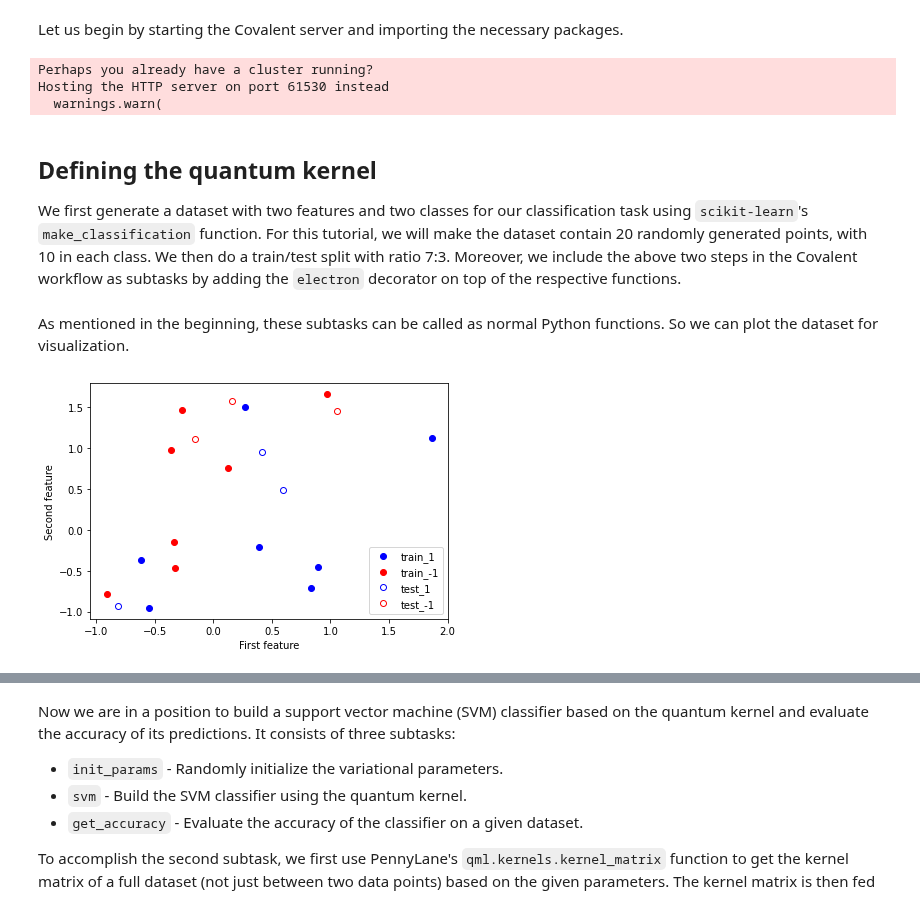
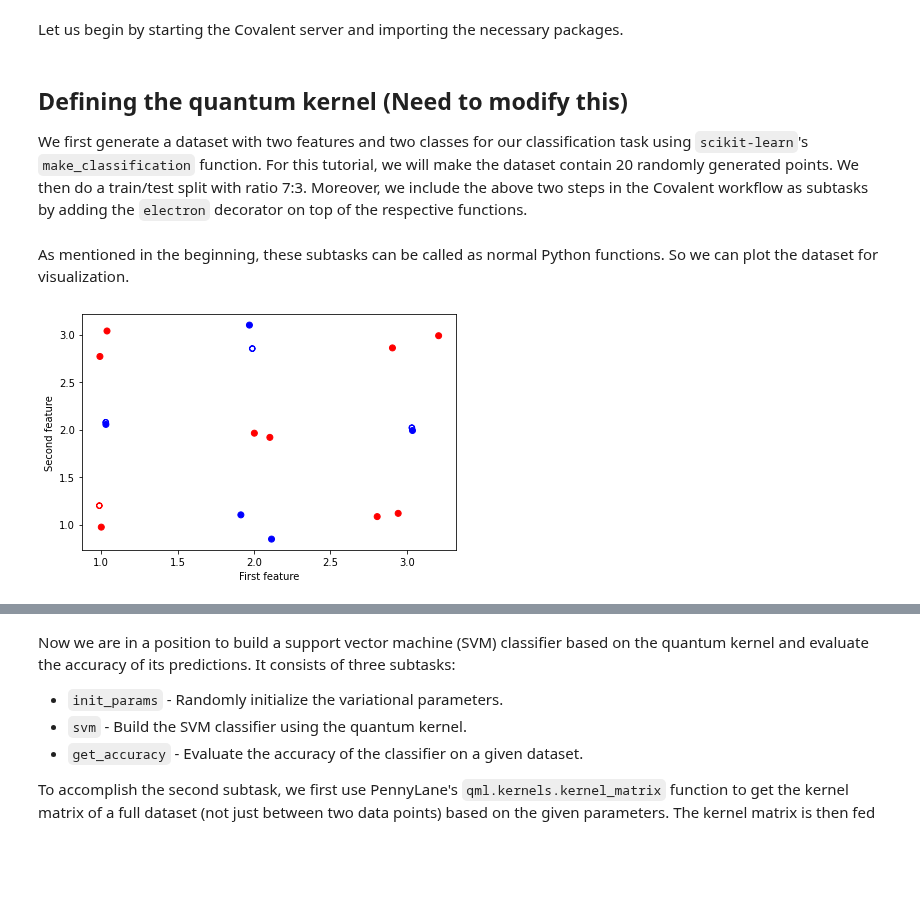
Before and after one commit to AgnostiqHQ/covalent, a Jupyter notebook: doc/source/tutorials/machine_learning/quantum_embedding_kernel.ipynb, the cells around one changed output, grey strips where cells are left out. Cells and saved outputs as stored; diff of their text form; code cells hidden in the pictures; blank space fills up the shorter version.

```diff
--- a/doc/source/tutorials/machine_learning/quantum_embedding_kernel.ipynb
+++ b/doc/source/tutorials/machine_learning/quantum_embedding_kernel.ipynb
@@ -17,61 +16,57 @@ Let us begin by starting the Covalent server and importing the necessary package
 import pennylane as qml
 from pennylane import numpy as np
 import covalent as ct
-from covalent.executor import DaskExecutor
-from dask.distributed import LocalCluster
 import matplotlib.pyplot as plt
 from matplotlib.colors import ListedColormap
-from matplotlib.markers import MarkerStyle
-from sklearn.datasets import make_classification
+from sklearn.datasets import make_blobs
 from sklearn.model_selection import train_test_split
 from sklearn.svm import SVC
 from sklearn.inspection import DecisionBoundaryDisplay
 
-cluster = LocalCluster(processes=True)
-dask_executor = DaskExecutor(scheduler_address=cluster.scheduler_address)
-
 np.random.seed(2022)
-# %% [output]
-Perhaps you already have a cluster running?
-Hosting the HTTP server on port 61530 instead
-  warnings.warn(
 # %% [markdown]
-## Defining the quantum kernel
+## Defining the quantum kernel (Need to modify this)
 
-We first generate a dataset with two features and two classes for our classification task using `scikit-learn`'s `make_classification` function. For this tutorial, we will make the dataset contain 20 randomly generated points, with 10 in each class. We then do a train/test split with ratio 7:3. Moreover, we include the above two steps in the Covalent workflow as subtasks by adding the `electron` decorator on top of the respective functions.
+We first generate a dataset with two features and two classes for our classification task using `scikit-learn`'s `make_classification` function. For this tutorial, we will make the dataset contain 20 randomly generated points. We then do a train/test split with ratio 7:3. Moreover, we include the above two steps in the Covalent workflow as subtasks by adding the `electron` decorator on top of the respective functions.
 # %%
 @ct.electron
-def get_data(n_samples=20):
-    X, y = make_classification(
-        n_samples=n_samples, n_features=2, n_redundant=0, random_state=42, n_clusters_per_class=2, flip_y=0.3, class_sep=0.5
+def get_data(n_samples=18):
+    centers = [
+        (1,1), (1,2), (1,3),
+        (2,1), (2,2), (2,3),
+        (3,1), (3,2), (3,3)
+    ]
+    X, y = make_blobs(
+    n_samples=n_samples, n_features=2, centers=centers, cluster_std=0.1, shuffle=False
     )
+    # rescale labels to be -1, 1
+    mapping = {0:-1, 1:1, 2:-1, 3:1, 4:-1, 5:1, 6:-1, 7:1, 8:-1}
+    y = np.array([mapping[i] for i in y])
     X = X.astype(np.float32)
-    y = 2 * (y - 0.5) # rescale labels to be -1, 1
     y = y.astype(int)
     return X, y
 
 @ct.electron
-def split_train_test_data(X, y, test_size=0.3):
-    X_train, X_test, y_train, y_test = train_test_split(X, y, test_size=test_size, random_state=5)
+def split_train_test_data(X, y, test_size=0.2):
+    X_train, X_test, y_train, y_test = train_test_split(X, y, test_size=test_size, random_state=3)
     return X_train, X_test, y_train, y_test
 # %% [markdown]
 As mentioned in the beginning, these subtasks can be called as normal Python functions. So we can plot the dataset for visualization.
 # %%
 X, y = get_data()
 X_train, X_test, y_train, y_test = split_train_test_data(X, y)
 
+cm = plt.cm.RdBu
+cm_bright = ListedColormap(['#FF0000', '#0000FF'])
 fig, ax = plt.subplots(1, 1, figsize=(6, 4), facecolor="w")
-ax.plot(X_train[:, 0][y_train==1], X_train[:, 1][y_train==1], "bo", label="train_1")
-ax.plot(X_train[:, 0][y_train==-1], X_train[:, 1][y_train==-1], "ro", label="train_-1")
-ax.plot(X_test[:, 0][y_test==1], X_test[:, 1][y_test==1], "bo", fillstyle='none', label="test_1")
-ax.plot(X_test[:, 0][y_test==-1], X_test[:, 1][y_test==-1], "ro", fillstyle='none', label="test_-1")
+ax.scatter(X_train[:, 0], X_train[:, 1], c=y_train, cmap=cm_bright)
+ax.scatter(X_test[:, 0], X_test[:, 1], c=y_test, marker="$\u25EF$", cmap=cm_bright)
 ax.set_xlabel("First feature")
 ax.set_ylabel("Second feature")
 plt.tight_layout()
-plt.legend(loc="lower right")
 plt.show()
 # %% [output]
-[figure, old version]
+[figure, new version]
 # %% [markdown]
 Next, we construct the quantum embedding kernel by building a *data reuploading* quantum circuit based on the ansatz given in [Hubregtsen et al. 2021](https://arxiv.org/abs/2105.02276). Specifically, this ansatz uses a repeating layer architecture, where each layer embeds the 2 features into 5 qubits through the angles of $R_Z$ gates. The variational parameters correspond to the angles of a series of $R_Y$ and controlled-$R_Z$ gates. The ansatz diagram of one layer is shown below.
 
```
Also changed, not shown: parts of 13 cells of this notebook.
